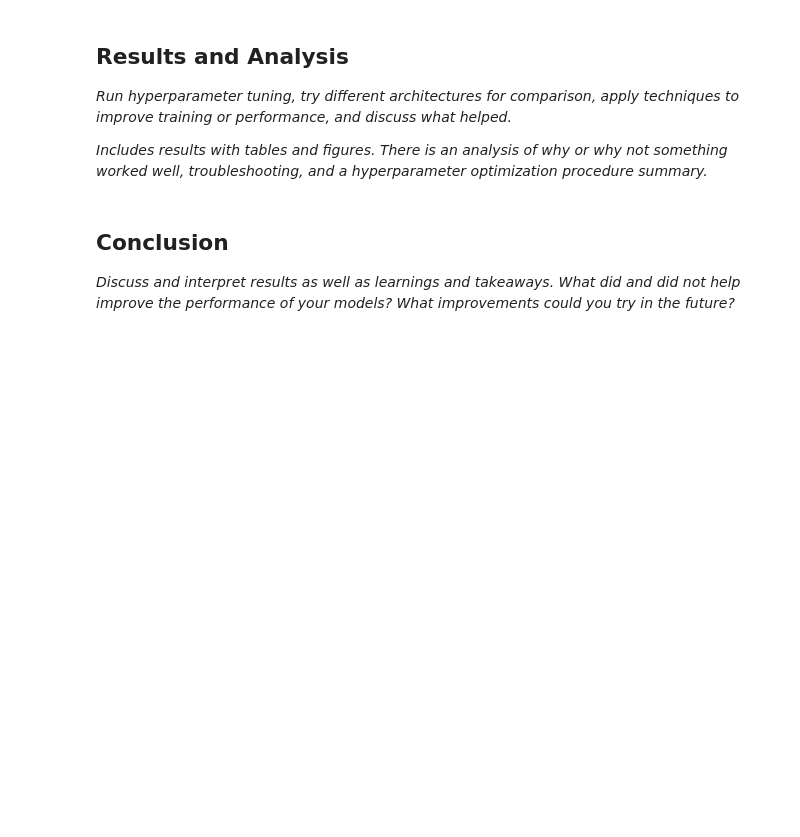
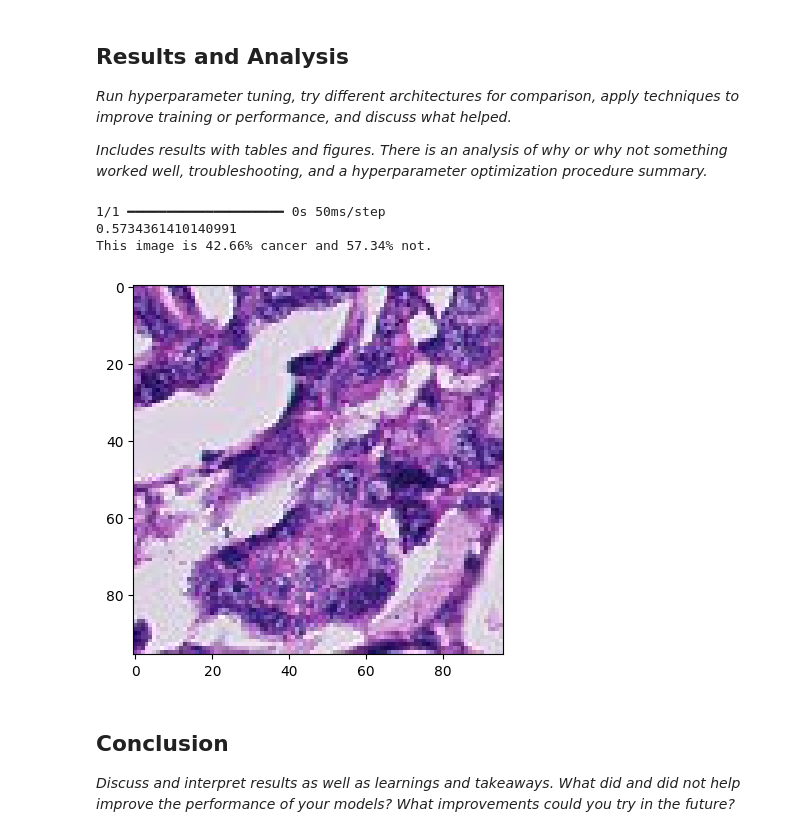
Before and after one commit to NikoKuu/CNN-Cancer-Detection-Kaggle-Mini-Project, a Jupyter notebook: CNN Cancer Detection.ipynb, the cells around one changed output. Drawn from its saved outputs; the diff is of its cells as text; code cells hidden in the pictures; blank space fills up the shorter version.

Commit message:
Simple model

```diff
--- a/CNN Cancer Detection.ipynb
+++ b/CNN Cancer Detection.ipynb
@@ -319,3 +326,21 @@ dataset = tf.data.Dataset.list_files("../prostate-cancer-grade-assessment/train_
             .repeat()  \
             .shuffle(buffer_size=len(files)) \
             .map(wrap_get_img )
+# %%
+def configure_for_performance(ds):
+  ds = ds.cache()
+  ds = ds.shuffle(buffer_size=1000)
+  batch_size = 35
+  ds = ds.batch(batch_size)
+  ds = ds.prefetch(buffer_size=tf.data.AUTOTUNE)
+  return ds
+
+labels_ds = tf.data.Dataset.from_tensor_slices(train_labels.label.values)
+dataset_test = tf.data.Dataset.zip((dataset_test_imgs, labels_ds))
+
+dataset_test = configure_for_performance(dataset_test)
+
+for image_batch, labels_batch in dataset_test:
+  print(image_batch)
+  print(labels_batch.shape)
+  break
@@ -455,5 +565,5 @@ my_model = adv_model(input_shape=(96, 96, 3), num_classes=2)
 # %%
-epochs = 25
+epochs = 1
 
 callbacks = [
     keras.callbacks.ModelCheckpoint("save_at_{epoch}.keras"),
@@ -479,6 +587,25 @@ Epoch 2/25
 *Run hyperparameter tuning, try different architectures for comparison, apply techniques to improve training or performance, and discuss what helped.*
 
 *Includes results with tables and figures. There is an analysis of why or why not something worked well, troubleshooting, and a hyperparameter optimization procedure summary.*
+# %%
+# img = keras.utils.load_img("PetImages/Cat/6779.jpg", target_size=image_size)
+# plt.imshow(img)
+
+test_file = os.path.join(raw_data_path, 'test', '0000ec92553fda4ce39889f9226ace43cae3364e.tif')
+# cv2.imread(test_file, cv2.IMREAD_UNCHANGED)
+img, img_array = read_pic(test_file)
+plt.imshow(img)
+# img_array = keras.utils.img_to_array(img)
+img_array = keras.ops.expand_dims(img_array, 0)  # Create batch axis
+
+predictions = my_model.predict(img_array)
+score = float(keras.ops.sigmoid(predictions[0][0]))
+print(f"This image is {100 * (1 - score):.2f}% cancer and {100 * score:.2f}% not.")
+# %% [output]
+1/1 ━━━━━━━━━━━━━━━━━━━━ 0s 50ms/step
+0.5734361410140991
+This image is 42.66% cancer and 57.34% not.
+[figure, added]
 # %% [markdown]
 ## Conclusion
 *Discuss and interpret results as well as learnings and takeaways. What did and did not help improve the performance of your models? What improvements could you try in the future?*
```
Also changed, not shown: parts of 11 cells of this notebook, 1 other file.
